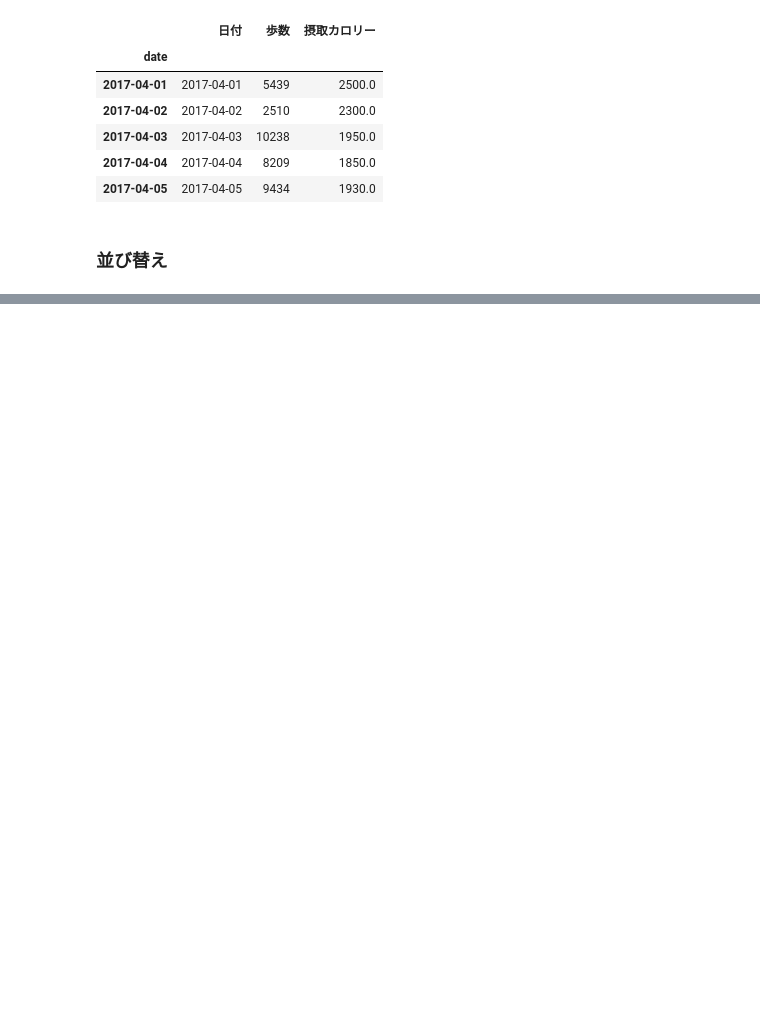
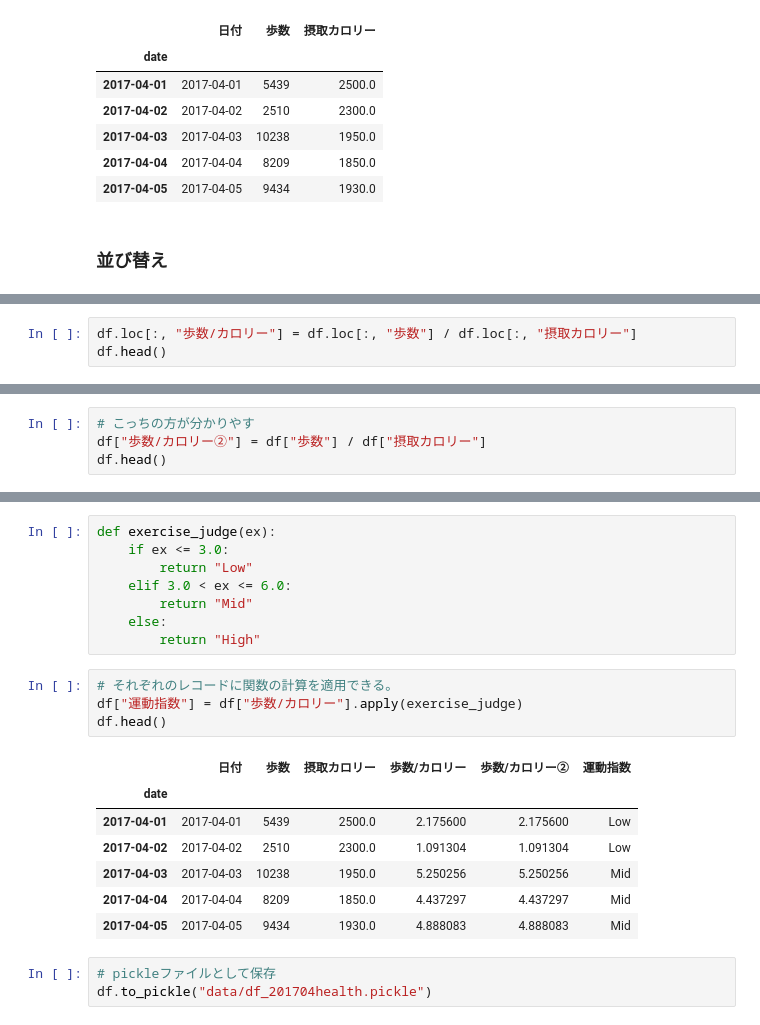
Before and after one commit to kotarott/Python_DataAnalytics_Exercise, a Jupyter notebook: データ分析_pandas基礎.ipynb, the cells around one changed output, grey strips where cells are left out. Drawn from its saved outputs; the diff is of its cells as text; blank space fills up the shorter version.

```diff
--- a/データ分析_pandas基礎.ipynb
+++ b/データ分析_pandas基礎.ipynb
@@ -319,0 +346,3 @@ df.head()
+# %%
+df.loc[:, "歩数/カロリー"] = df.loc[:, "歩数"] / df.loc[:, "摂取カロリー"]
+df.head()
@@ -319,0 +357,4 @@ df.head()
+# %%
+# こっちの方が分かりやす
+df["歩数/カロリー②"] = df["歩数"] / df["摂取カロリー"]
+df.head()
@@ -319,0 +369,23 @@ df.head()
+# %%
+def exercise_judge(ex):
+    if ex <= 3.0:
+        return "Low"
+    elif 3.0 < ex <= 6.0:
+        return "Mid"
+    else:
+        return "High"
+# %%
+# それぞれのレコードに関数の計算を適用できる。
+df["運動指数"] = df["歩数/カロリー"].apply(exercise_judge)
+df.head()
+# %% [output]
+|  | 日付 | 歩数 | 摂取カロリー | 歩数/カロリー | 歩数/カロリー② | 運動指数 |
+| date |  |  |  |  |  |  |
+| 2017-04-01 | 2017-04-01 | 5439 | 2500.0 | 2.175600 | 2.175600 | Low |
+| 2017-04-02 | 2017-04-02 | 2510 | 2300.0 | 1.091304 | 1.091304 | Low |
+| 2017-04-03 | 2017-04-03 | 10238 | 1950.0 | 5.250256 | 5.250256 | Mid |
+| 2017-04-04 | 2017-04-04 | 8209 | 1850.0 | 4.437297 | 4.437297 | Mid |
+| 2017-04-05 | 2017-04-05 | 9434 | 1930.0 | 4.888083 | 4.888083 | Mid |
+# %%
+# pickleファイルとして保存
+df.to_pickle("data/df_201704health.pickle")
```
Also changed, not shown: parts of 49 cells of this notebook, 3 other files.
